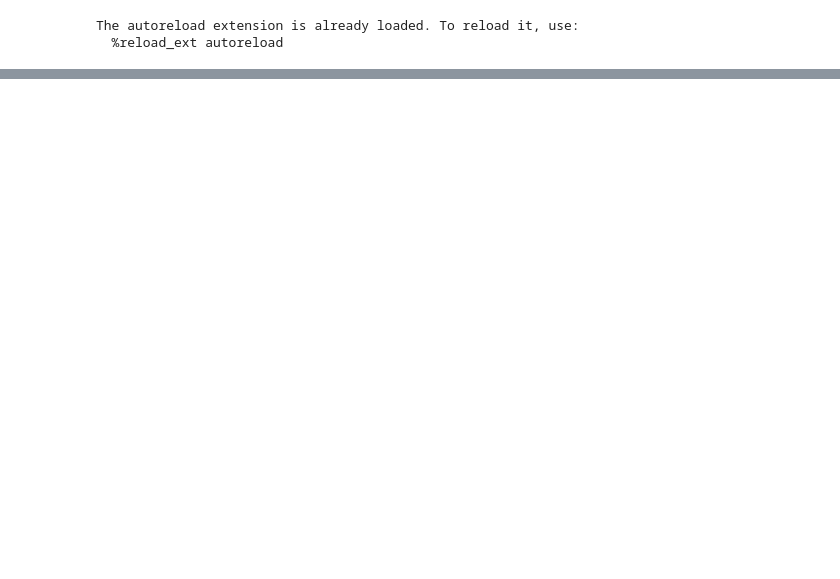
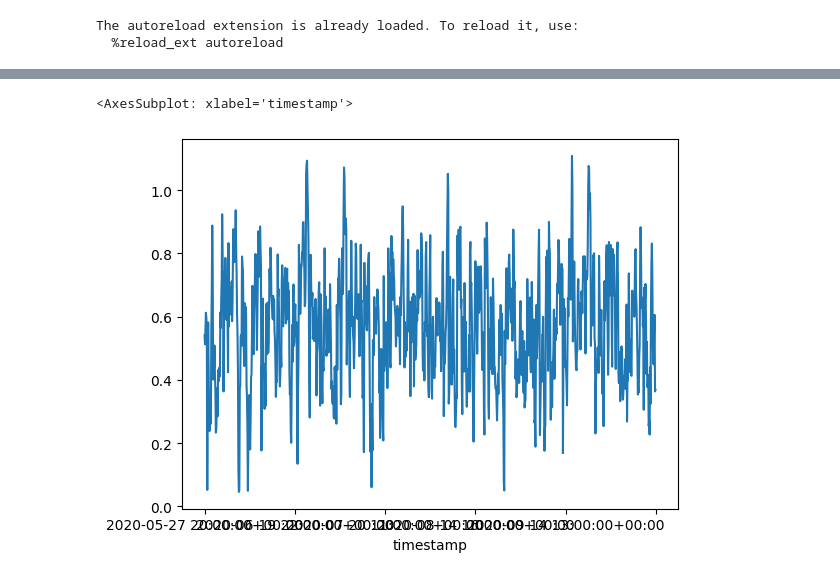
Before and after one commit to ajaye2/CFT, a Jupyter notebook: ts2vec.ipynb, the cells around one changed output, grey strips where cells are left out. Saved outputs shown, nothing was run; the diff lists cells and outputs as text; code cells hidden in the pictures; blank space fills up the shorter version.

```diff
--- a/ts2vec.ipynb
+++ b/ts2vec.ipynb
@@ -91,3 +304,8 @@ print(test_data.shape, exp_test_data.shape)
+# %%
+test_repr_il[0].plot()
+# %% [output]
+<AxesSubplot: xlabel='timestamp'>
+[figure, added]
 # %%
 ### TEST LOSS FUNCTIONS
 BATCH_SIZE              = 100
```
Also changed, not shown: parts of 20 cells of this notebook, 1 other file.
